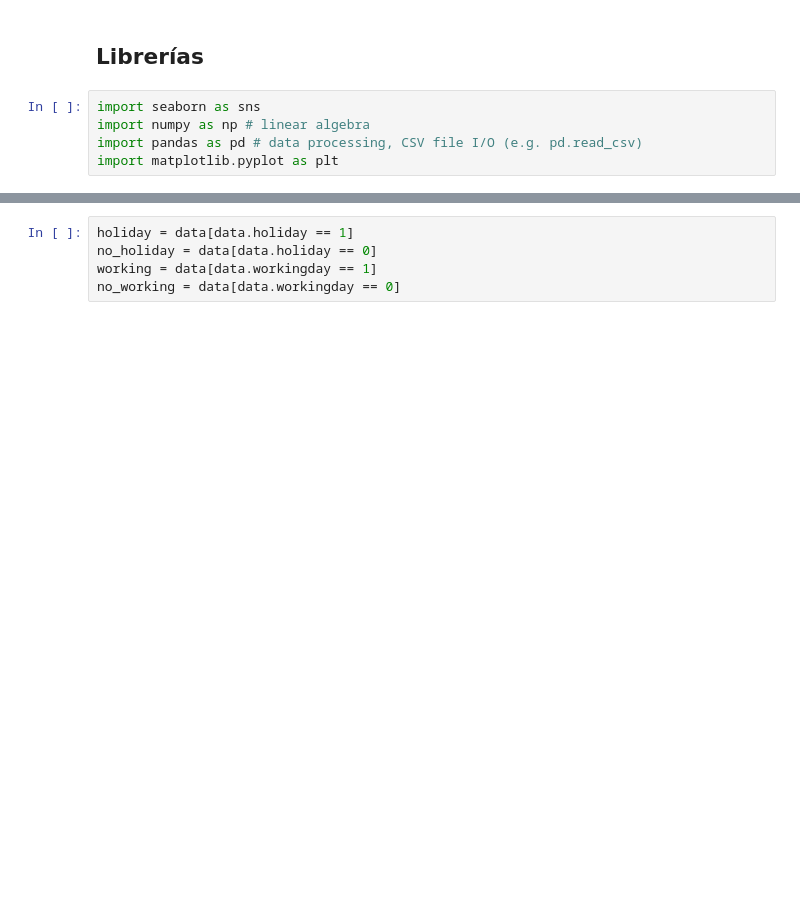
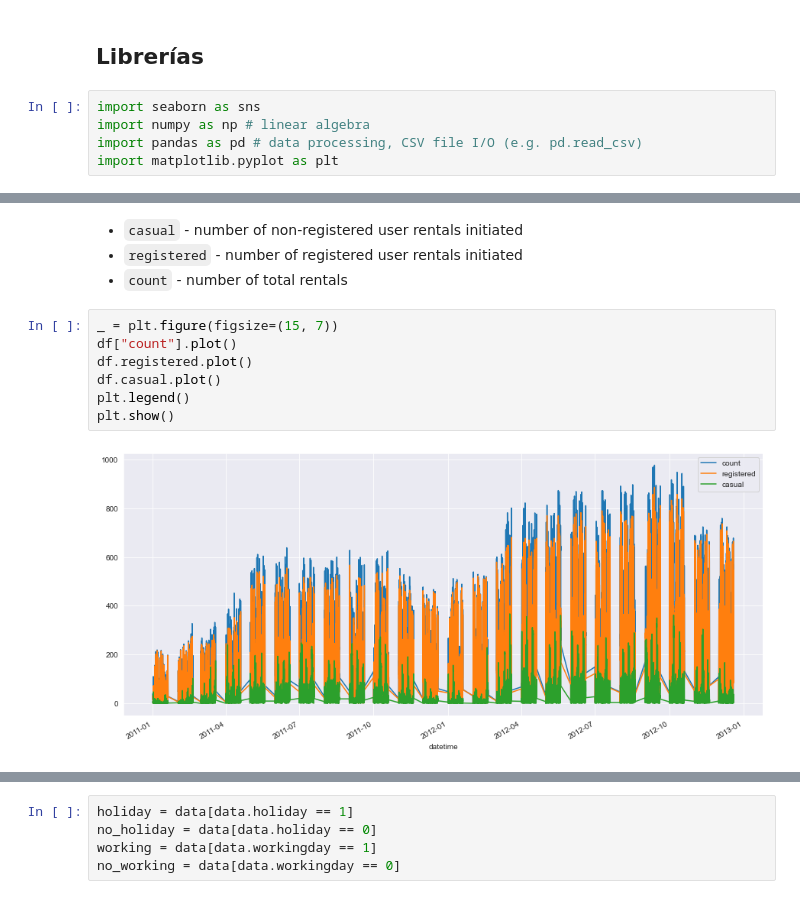
Before and after one commit to Posterior-ia/bike-sharing-playground, a Jupyter notebook: analysis/primer_analisis_kaggle.ipynb, the cells around one changed output, grey strips where cells are left out. Drawn from its saved outputs; the diff is of its cells as text; blank space fills up the shorter version.

```diff
--- a/analysis/primer_analisis_kaggle.ipynb
+++ b/analysis/primer_analisis_kaggle.ipynb
@@ -43,0 +159,13 @@ data.head()
+# %% [markdown]
+* `casual` - number of non-registered user rentals initiated
+* `registered` - number of registered user rentals initiated
+* `count` - number of total rentals
+# %%
+_ = plt.figure(figsize=(15, 7))
+df["count"].plot()
+df.registered.plot()
+df.casual.plot()
+plt.legend()
+plt.show()
+# %% [output]
+[figure, added]
```
Also changed, not shown: parts of 30 cells of this notebook.
